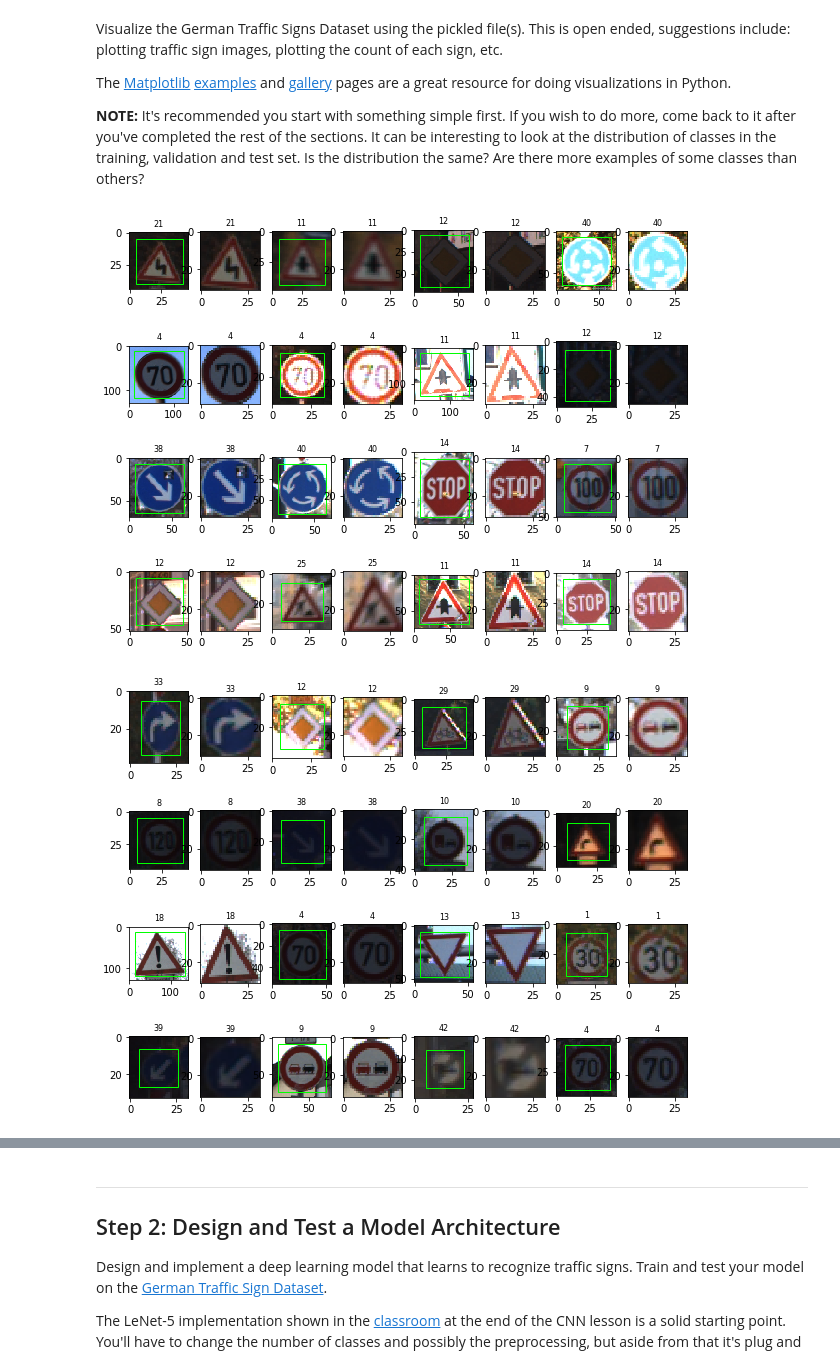
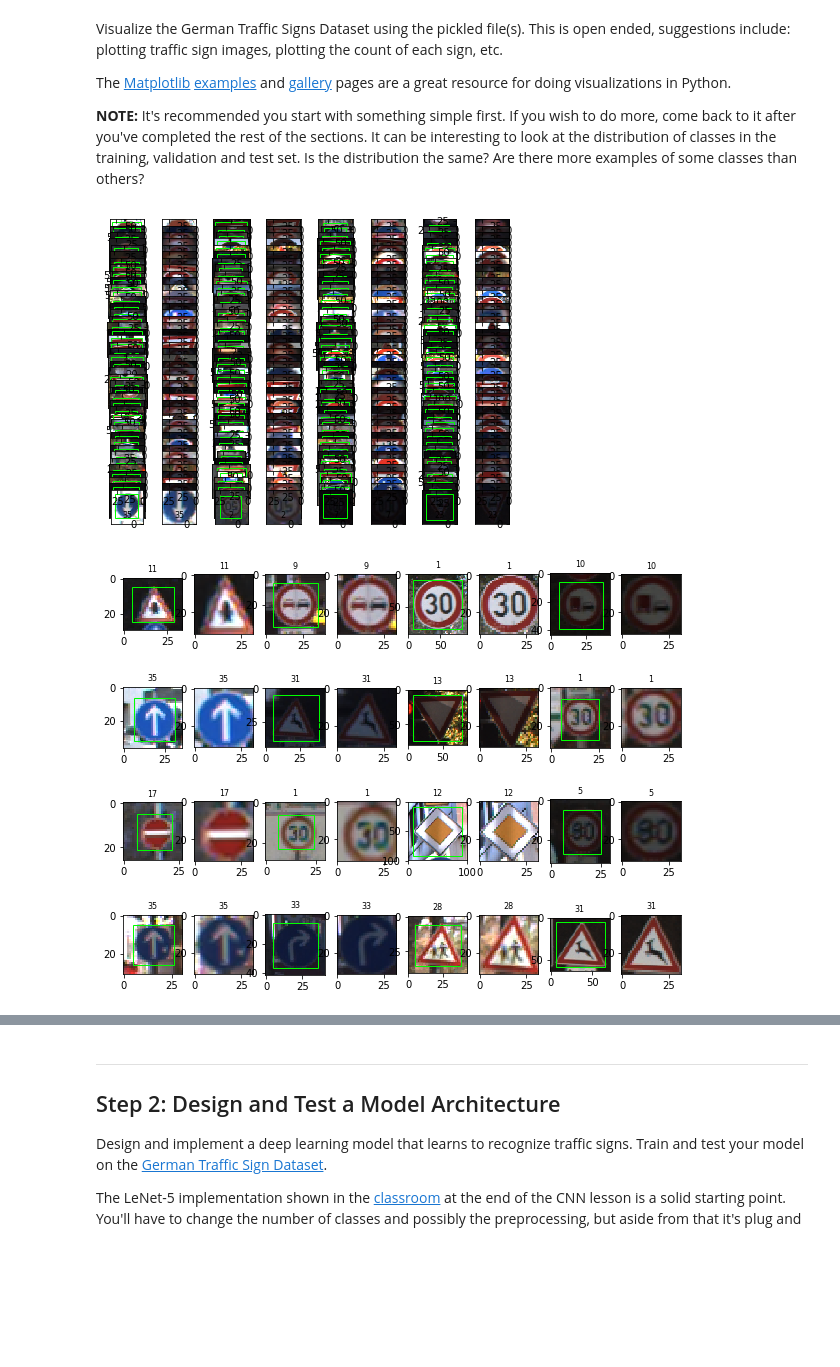
Before and after one commit to daphate/TrafficSignClassifier, a Jupyter notebook: Traffic_Sign_Classifier.ipynb, the cells around one changed output, grey strips where cells are left out. Saved outputs shown, nothing was run; the diff lists cells and outputs as text; code cells hidden in the pictures; blank space fills up the shorter version.

```diff
--- a/Traffic_Sign_Classifier.ipynb
+++ b/Traffic_Sign_Classifier.ipynb
@@ -108,20 +107,20 @@ def readTestData(rootpath):
 
     test_set = []
 
-    gtFile = open(rootpath + 'GT-final_test.test.csv') # annotations file
+    gtFile = open(rootpath + 'GT-final_test.csv') # annotations file
     gtReader = csv.reader(gtFile, delimiter=';') # csv parser for annotations file
     next(gtReader) # skip header
 
     # loop over all images in current annotations file
     for row in gtReader:
-        test_set.append([plt.imread(rootpath + row[0]), (int(row[1]), int(row[2])), [(int(row[3]), int(row[4])), (int(row[5]), int(row[6]))]])
+        test_set.append([plt.imread(rootpath + row[0]), (int(row[1]), int(row[2])), [(int(row[3]), int(row[4])), (int(row[5]), int(row[6]))], int(row[7])])
     gtFile.close()
 
     return np.array(test_set)
 
 test_set = readTestData('./GTSRB/Final_Test/Images/')
 
-X_test, X_test_dim, X_test_roi = test_set[:, 0], test_set[:, 1], test_set[:, 2]
+X_test, X_test_dim, X_test_roi, y_test = test_set[:, 0], test_set[:, 1], test_set[:, 2], test_set[:, 3]
 # %%
 print(len(X_test))
 # %% [output]
@@ -218,50 +217,53 @@ The [Matplotlib](http://matplotlib.org/) [examples](http://matplotlib.org/exampl
 # Visualizations will be shown in the notebook.
 
 import matplotlib.pyplot as plt
 import matplotlib.patches as patches
 import numpy as np
 import random
 
 # Visualizations will be shown in the notebook.
 %matplotlib inline
 
-grid_x = 8
+# Grid of pairs of images, actual size of the grid will be grid_y, grid_x*2
+grid_x = 4
 grid_y = 4
 
-fig, ax = plt.subplots(grid_y,grid_x)
-fig.set_size_inches(10,8)
+fig, ax = plt.subplots(grid_y, grid_x*2)
+#fig.set_size_inches(20,40)
 
-for x in range(grid_x / 2):
+for x in range(grid_x):
     for y in range(grid_y):
         n = int(random.random()*n_train)
 
         ax[y, x*2].imshow(X_train[n])
         ax[y, x*2 + 1].imshow(X_train_res[n])
         #ax[y, x*2 + 1].imshow(crop)
 
         # computing ROI (region of interest) dimensions and drawing rectangle
         # printing labels
         dims = np.subtract(X_train_roi[n][1], X_train_roi[n][0])
         roi = patches.Rectangle(X_train_roi[n][0], dims[0], dims[1], edgecolor='#00ff00', facecolor='none')
         ax[y, x*2].add_patch(roi)
         ax[y, x*2].set_title(y_train[n], fontsize=8)
         ax[y, x*2 + 1].set_title(y_train[n], fontsize=8)
 
+
+plt.tight_layout()
 plt.show()
 # %% [output]
-[figure, old version]
+[figure, new version]
 # %%
 ### Data exploration visualization code goes here.
 # Visualizations will be shown in the notebook.
 %matplotlib inline
 
-grid_x = 8
+grid_x = 4
 grid_y = 4
 
-fig, ax = plt.subplots(grid_y,grid_x)
+fig, ax = plt.subplots(grid_y, grid_x*2)
 fig.set_size_inches(10,8)
 
-for x in range(grid_x / 2):
+for x in range(grid_x):
     for y in range(grid_y):
         n = int(random.random()*n_valid)
 
@@ -279,7 +281,7 @@ for x in range(grid_x / 2):
 
 plt.show()
 # %% [output]
-[figure, old version]
+[figure, new version]
 # %%
 ### Data exploration visualization code goes here.
 # Visualizations will be shown in the notebook.
```
Also changed, not shown: parts of 9 cells of this notebook.
